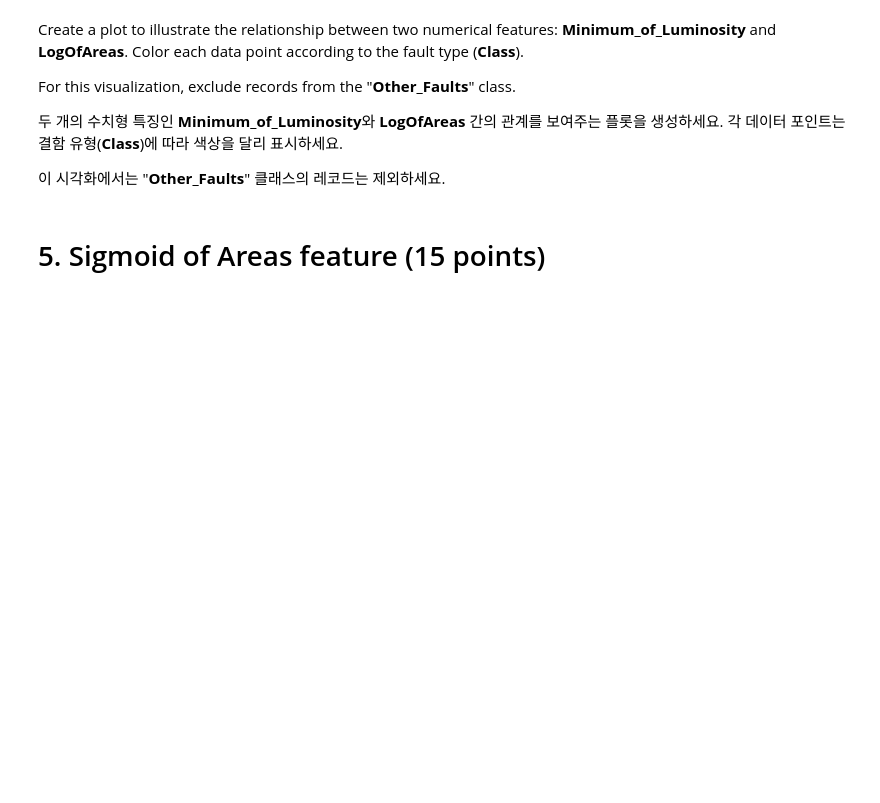
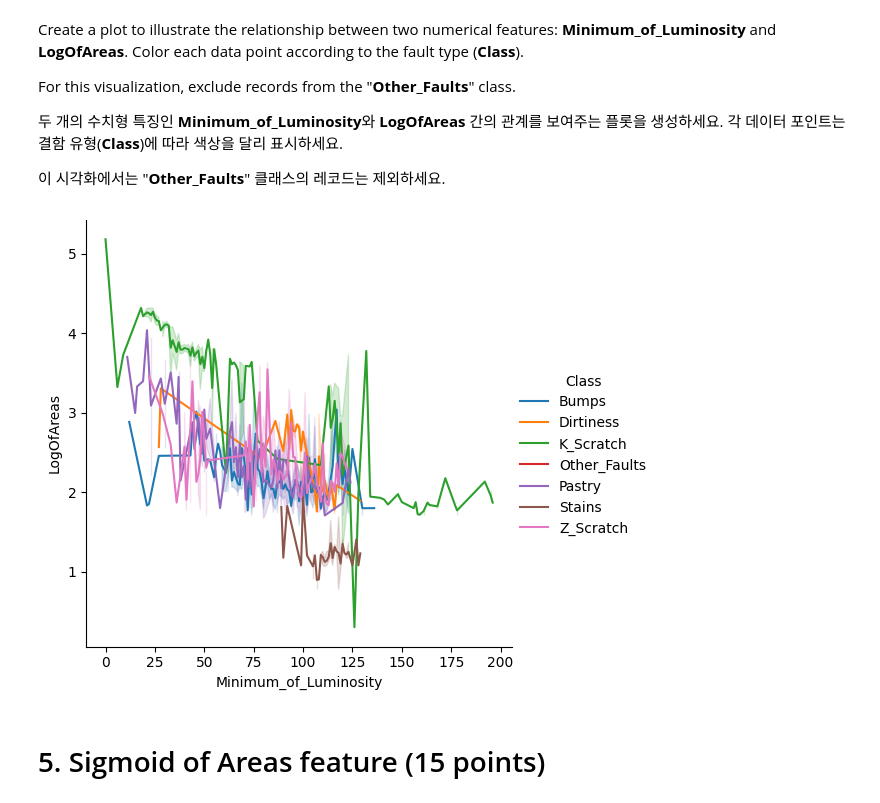
Before and after one commit to SyngyeonTak/Best-README-Template, a Jupyter notebook: DAEM_Midterm_practical_test.ipynb, the cells around one changed output. Saved outputs shown, nothing was run; the diff lists cells and outputs as text; code cells hidden in the pictures; blank space fills up the shorter version.

```diff
--- a/DAEM_Midterm_practical_test.ipynb
+++ b/DAEM_Midterm_practical_test.ipynb
@@ -161,6 +176,23 @@ For this visualization, exclude records from the "**Other_Faults**" class.
 두 개의 수치형 특징인 **Minimum_of_Luminosity**와 **LogOfAreas** 간의 관계를 보여주는 플롯을 생성하세요. 각 데이터 포인트는 결함 유형(**Class**)에 따라 색상을 달리 표시하세요.
 
 이 시각화에서는 "**Other_Faults**" 클래스의 레코드는 제외하세요.
+# %%
+# We keep the variables  Minimum_of_Luminosity, LogOfAreas and Class
+sub_df1 = data[['Minimum_of_Luminosity', 'LogOfAreas', 'Class']]
+
+# We then remove the records that have Other_faults
+sub_df1 = sub_df1.loc[sub_df1['Class'] != 'Other_Faults']
+
+sub_df1
+
+# Then we are going to make an plot to show the relationship between them
+
+sns.relplot(data = sub_df1, x = 'Minimum_of_Luminosity', kind = 'line', y = 'LogOfAreas', hue = 'Class')
+plt.show()
+
+# It seems to fluctuate, but we can tell the LogOfAreas decrease as Minimum_of_Luminosity based on the line plot above
+# %% [output]
+[figure, added]
 # %% [markdown]
 # 5. Sigmoid of Areas feature (15 points)
 # %% [markdown]
```
Also changed, not shown: parts of 3 cells of this notebook.
